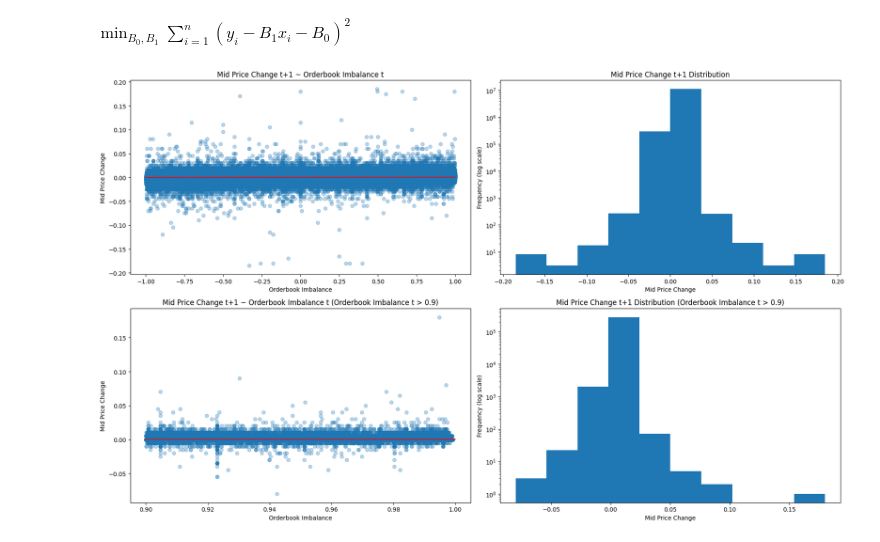
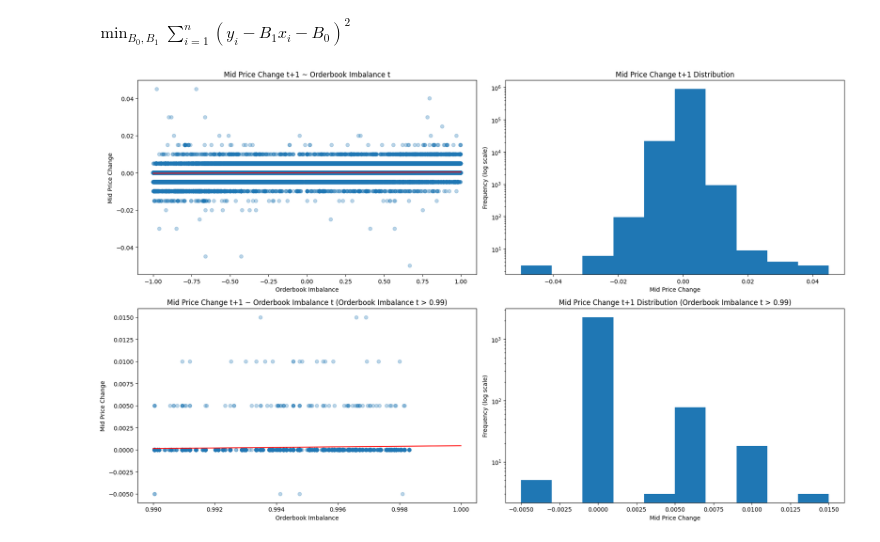
Before and after one commit to AaronGao2027/limit_order_book_project, a Jupyter notebook: regression_analysis.ipynb, the cells around one changed output. Cells and saved outputs as stored; diff of their text form; code cells hidden in the pictures.

```diff
--- a/regression_analysis.ipynb
+++ b/regression_analysis.ipynb
@@ -18,7 +19,7 @@ query = (
     .filter(
         pl.col('action').is_in(['A', 'M', 'C', 'R']),
         pl.col('ts_recv').dt.time() >= time(10, 00, 00),    # around one day of trading data (skip open and closing auction)
-        pl.col('ts_recv').dt.time() <= time(15, 30, 00)
+        pl.col('ts_recv').dt.time() <= time(10, 30, 00)
     )
     .sort(
         pl.col('ts_recv')
@@ -174,36 +175,36 @@ axes[0][1].set_xlabel('Mid Price Change')
 axes[0][1].set_ylabel('Frequency (log scale)')
 
 filter_imbalance_df = merged_df.filter(
-    pl.col('volume_imbalance_lag_1') > 0.9
+    pl.col('volume_imbalance_lag_1') > 0.99
 )
 
 X = filter_imbalance_df.select(
     pl.col('volume_imbalance_lag_1')
 ).with_columns(
     constant_value=1
 ).to_numpy()
 
 Y = filter_imbalance_df.select(
     pl.col('national_mid_price_change_1')
 ).to_numpy()
 
 B, residuals, rank, s = np.linalg.lstsq(X, Y)   # better numerical stability than directly solving normal equations (uses Singular Value Decomposition on design matrix instead of inverting matrix)
-x = np.linspace(0.9, 1, 1000)
+x = np.linspace(0.99, 1, 1000)
 y = B[0][0]*x + B[1][0]
 
 axes[1][0].scatter(filter_imbalance_df['volume_imbalance_lag_1'], filter_imbalance_df['national_mid_price_change_1'], alpha=0.3)
 axes[1][0].plot(x, y, color='red')
-axes[1][0].set_title('Mid Price Change t+1 ~ Orderbook Imbalance t (Orderbook Imbalance t > 0.9)')
+axes[1][0].set_title('Mid Price Change t+1 ~ Orderbook Imbalance t (Orderbook Imbalance t > 0.99)')
 axes[1][0].set_xlabel('Orderbook Imbalance')
 axes[1][0].set_ylabel('Mid Price Change')
 
 axes[1][1].hist(filter_imbalance_df['national_mid_price_change_1'])
 axes[1][1].set_yscale('log')
-axes[1][1].set_title('Mid Price Change t+1 Distribution (Orderbook Imbalance t > 0.9)')
+axes[1][1].set_title('Mid Price Change t+1 Distribution (Orderbook Imbalance t > 0.99)')
 axes[1][1].set_xlabel('Mid Price Change')
 axes[1][1].set_ylabel('Frequency (log scale)')
 
 plt.tight_layout()
 plt.show()
 # %% [output]
-[figure, old version]
+[figure, new version]
```
Also changed, not shown: parts of 5 cells of this notebook.
